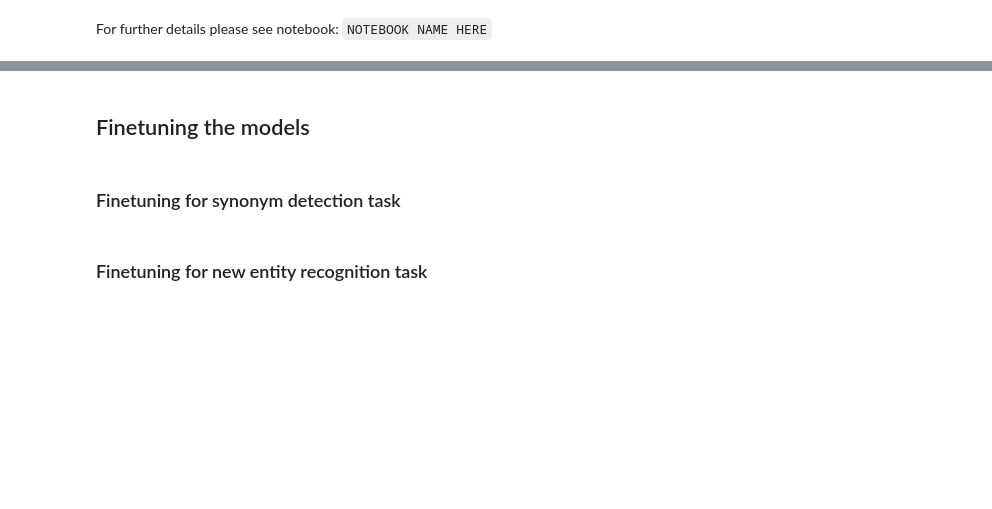
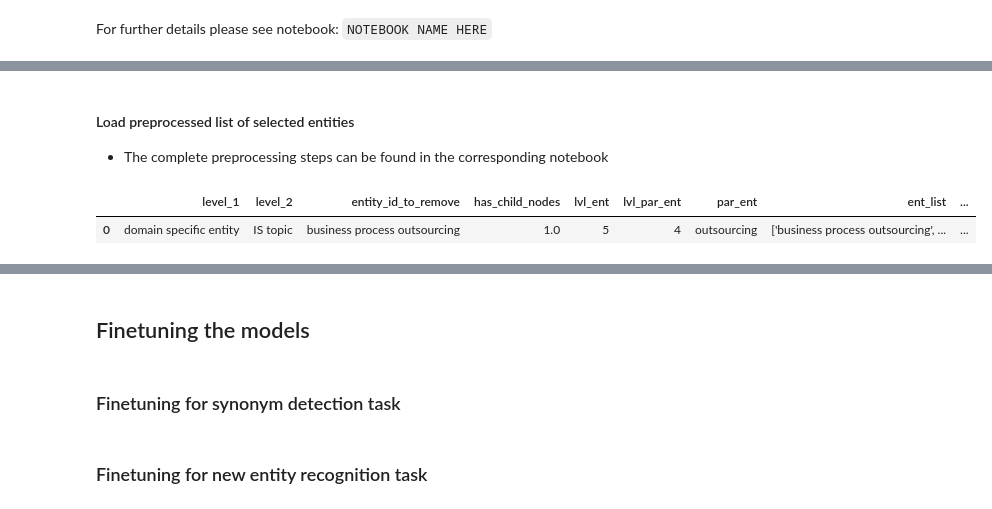
Before and after one commit to Heity94/TWSM_Lab, a Jupyter notebook: Project/Team1_ProjectReport_main.ipynb, the cells around one changed output, grey strips where cells are left out. Drawn from its saved outputs; the diff is of its cells as text; code cells hidden in the pictures; blank space fills up the shorter version.

```diff
--- a/Project/Team1_ProjectReport_main.ipynb
+++ b/Project/Team1_ProjectReport_main.ipynb
@@ -236,0 +323,10 @@ For further details please see notebook: `NOTEBOOK NAME HERE`
+# %% [markdown]
+#### Load preprocessed list of selected entities
+- The complete preprocessing steps can be found in the corresponding notebook
+# %%
+# Load final list of removed entities and show results
+entities_to_removed = pd.read_csv(data_path_group+"NER/Data_to_split_ontology/NER_ent_to_remove_from_ontology_final.csv", index_col=0)
+entities_to_removed.head(1)
+# %% [output]
+|  | level_1 | level_2 | entity_id_to_remove | has_child_nodes | lvl_ent | lvl_par_ent | par_ent | ent_list | ... |
+| 0 | domain specific entity | IS topic | business process outsourcing | 1.0 | 5 | 4 | outsourcing | ['business process outsourcing', ... | ... |
```
Also changed, not shown: parts of 13 cells of this notebook.
